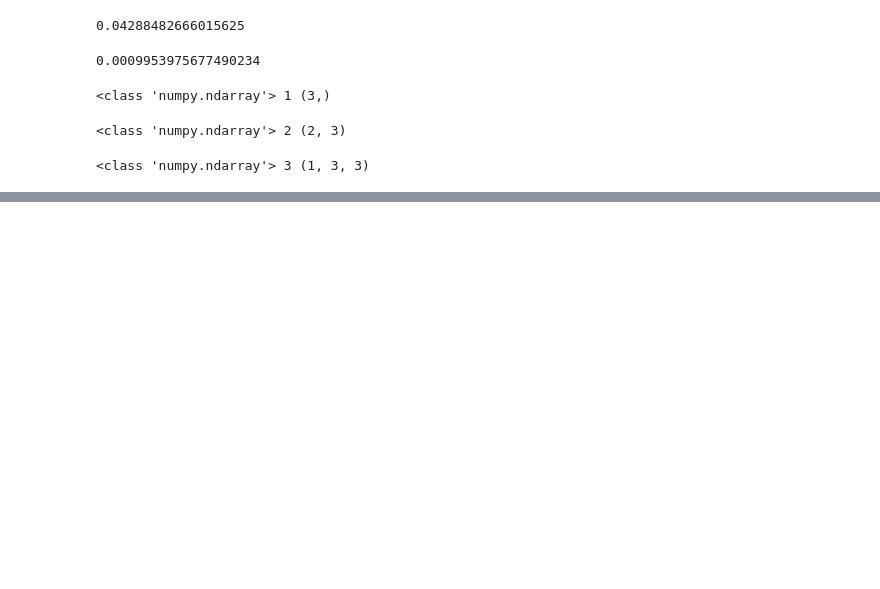
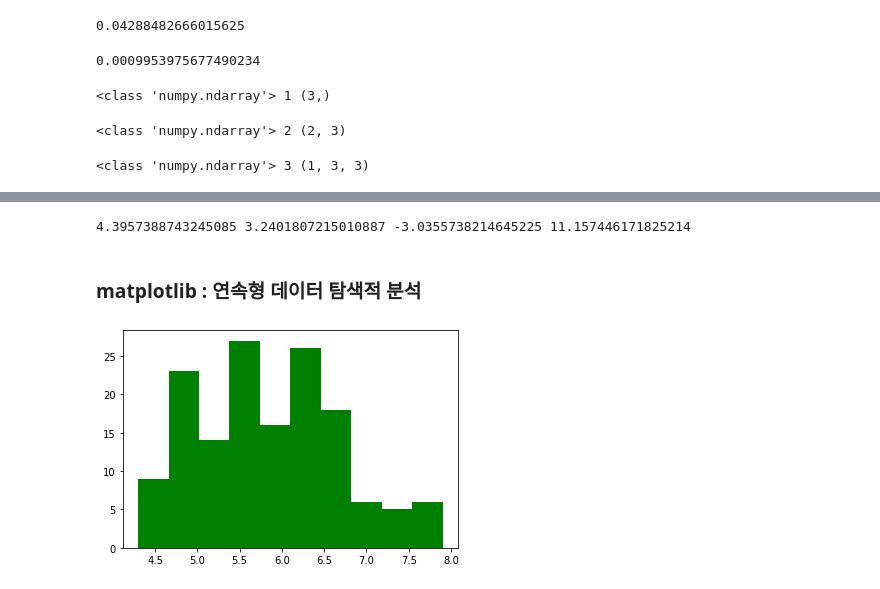
Before and after one commit to Hongbi-Kim/Machine-Learning, a Jupyter notebook: AI_code/01. 넘파이(numpy).ipynb, the cells around one changed output, grey strips where cells are left out. Saved outputs shown, nothing was run; the diff lists cells and outputs as text; code cells hidden in the pictures; blank space fills up the shorter version.

```diff
--- a/AI_code/01. 넘파이(numpy).ipynb
+++ b/AI_code/01. 넘파이(numpy).ipynb
@@ -39,0 +126,4 @@ print(type(array), array.ndim, array.shape)
+# %%
+from sklearn.datasets import load_iris
+iris = load_iris()
+print(iris.data)
@@ -39,0 +427,7 @@ print(type(array), array.ndim, array.shape)
+# %%
+x = np.random.normal(5,3,(10,5))
+print(np.mean(x), np.std(x), x.min(), x.max())
+# %% [output]
+4.3957388743245085 3.2401807215010887 -3.0355738214645225 11.157446171825214
+# %% [markdown]
+### matplotlib : 연속형 데이터 탐색적 분석
@@ -39,0 +437,6 @@ print(type(array), array.ndim, array.shape)
+# %%
+import matplotlib.pyplot as plt
+plt.hist(iris.data[:,0],color = 'g')
+plt.show()
+# %% [output]
+[figure, added]
```
Also changed, not shown: parts of 46 cells of this notebook, 2 other files.
